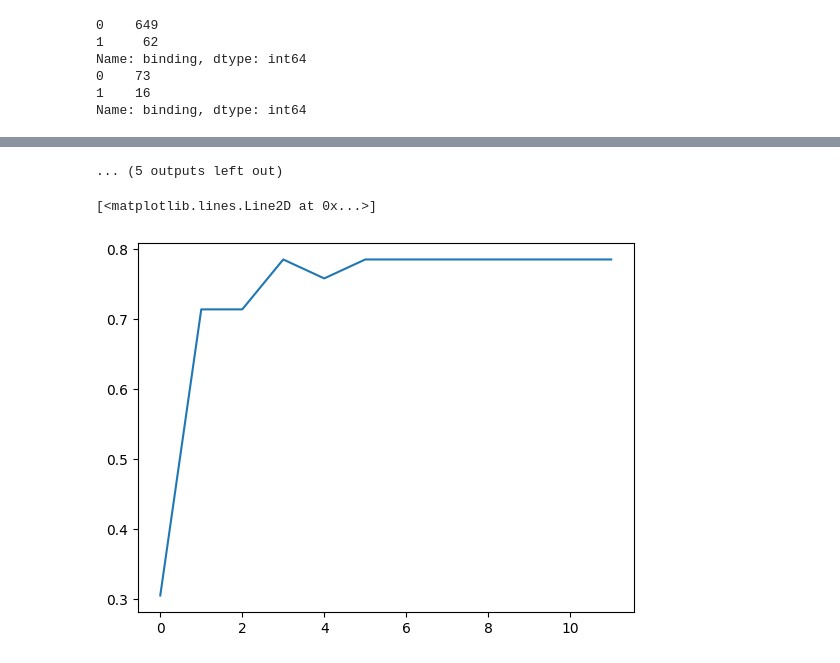
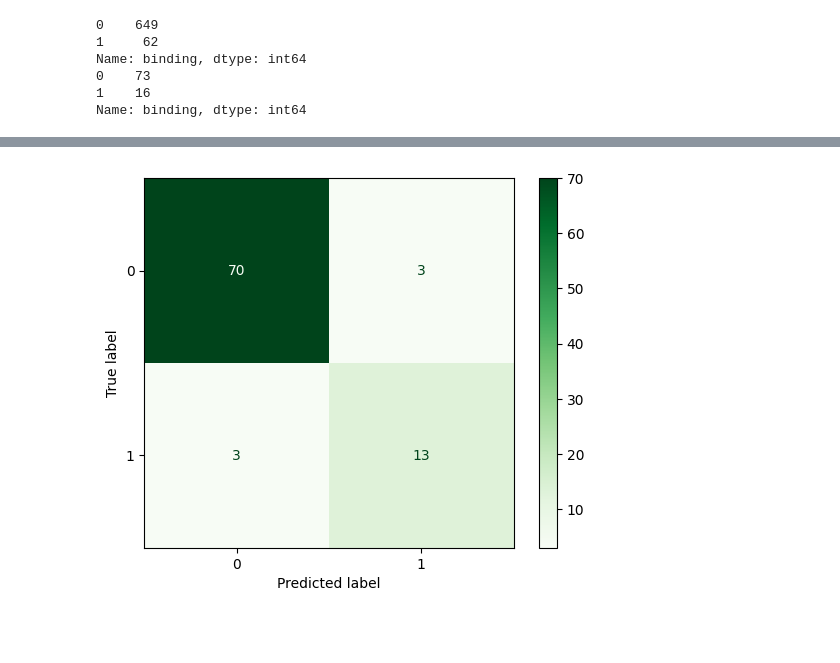
Before and after one commit to bhaba-ranjan/ada-boosting, a Jupyter notebook: boosting-ann.ipynb, the cells around one changed output, grey strips where cells are left out. Drawn from its saved outputs; the diff is of its cells as text; code cells hidden in the pictures; blank space fills up the shorter version.

```diff
--- a/boosting-ann.ipynb
+++ b/boosting-ann.ipynb
@@ -400,4 +405,5 @@ def some_pred(test_split, esize):
 # %%
-data, f1 = repeat(test_split, test_result, 0, 12)
-ConfusionMatrixDisplay.from_predictions(test_result,data,cmap='Greens')
+data = some_pred(test_split, 12)
+ans = majority(data)
+ConfusionMatrixDisplay.from_predictions(test_result,ans,cmap='Greens')
 # %% [output]
@@ -439,6 +441 @@ ConfusionMatrixDisplay.from_predictions(test_result,data,cmap='Greens')
-... (5 outputs left out)
+[figure, added]
-# %%
-plt.plot(f1)
-# %% [output]
-[<matplotlib.lines.Line2D at 0x...>]
-[figure, removed]
```
Also changed, not shown: parts of 16 cells of this notebook.
